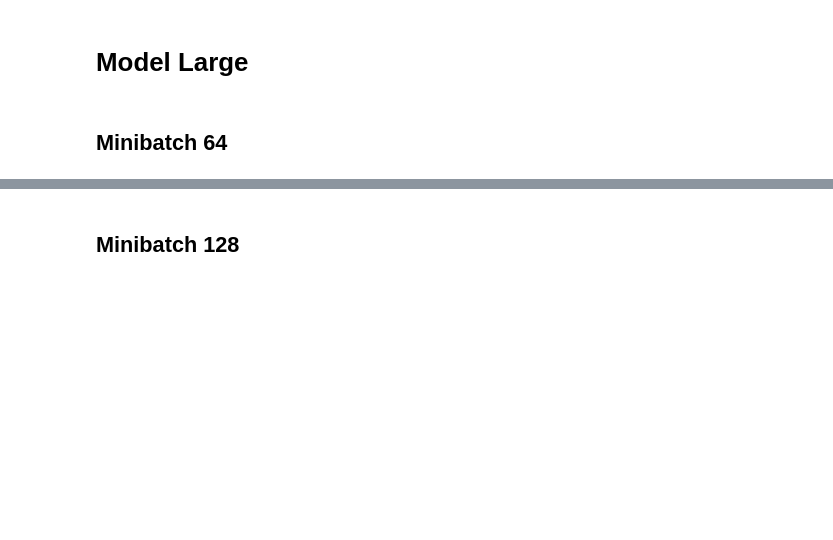
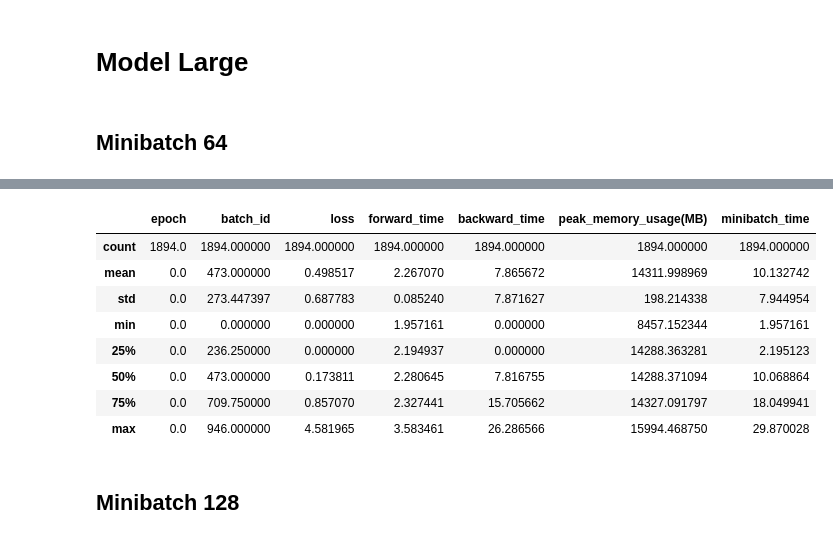
Before and after one commit to JacopoRaffi/Master_Thesis, a Jupyter notebook: analysis/ddp.ipynb, the cells around one changed output, grey strips where cells are left out. Cells and saved outputs as stored; diff of their text form; code cells hidden in the pictures; blank space fills up the shorter version.

```diff
--- a/analysis/ddp.ipynb
+++ b/analysis/ddp.ipynb
@@ -120,3 +138,15 @@ ddp_8.describe()
+# %%
+ddp_4.describe()
+# %% [output]
+|  | epoch | batch_id | loss | forward_time | backward_time | peak_memory_usage(MB) | minibatch_time |
+| count | 1894.0 | 1894.000000 | 1894.000000 | 1894.000000 | 1894.000000 | 1894.000000 | 1894.000000 |
+| mean | 0.0 | 473.000000 | 0.498517 | 2.267070 | 7.865672 | 14311.998969 | 10.132742 |
+| std | 0.0 | 273.447397 | 0.687783 | 0.085240 | 7.871627 | 198.214338 | 7.944954 |
+| min | 0.0 | 0.000000 | 0.000000 | 1.957161 | 0.000000 | 8457.152344 | 1.957161 |
+| 25% | 0.0 | 236.250000 | 0.000000 | 2.194937 | 0.000000 | 14288.363281 | 2.195123 |
+| 50% | 0.0 | 473.000000 | 0.173811 | 2.280645 | 7.816755 | 14288.371094 | 10.068864 |
+| 75% | 0.0 | 709.750000 | 0.857070 | 2.327441 | 15.705662 | 14327.091797 | 18.049941 |
+| max | 0.0 | 946.000000 | 4.581965 | 3.583461 | 26.286566 | 15994.468750 | 29.870028 |
 # %% [markdown]
 ## Minibatch 128
 # %%
```
Also changed, not shown: parts of 6 cells of this notebook.
